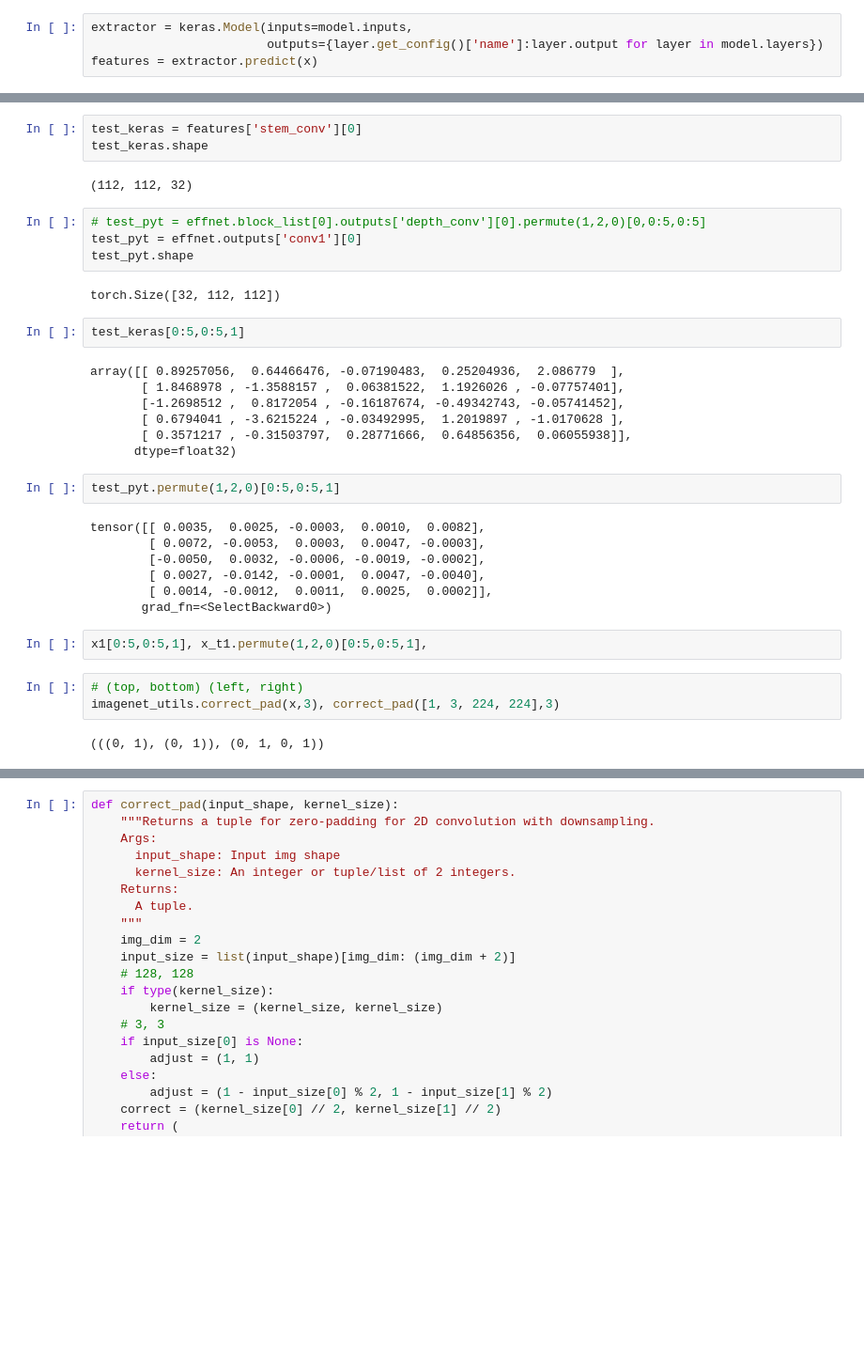
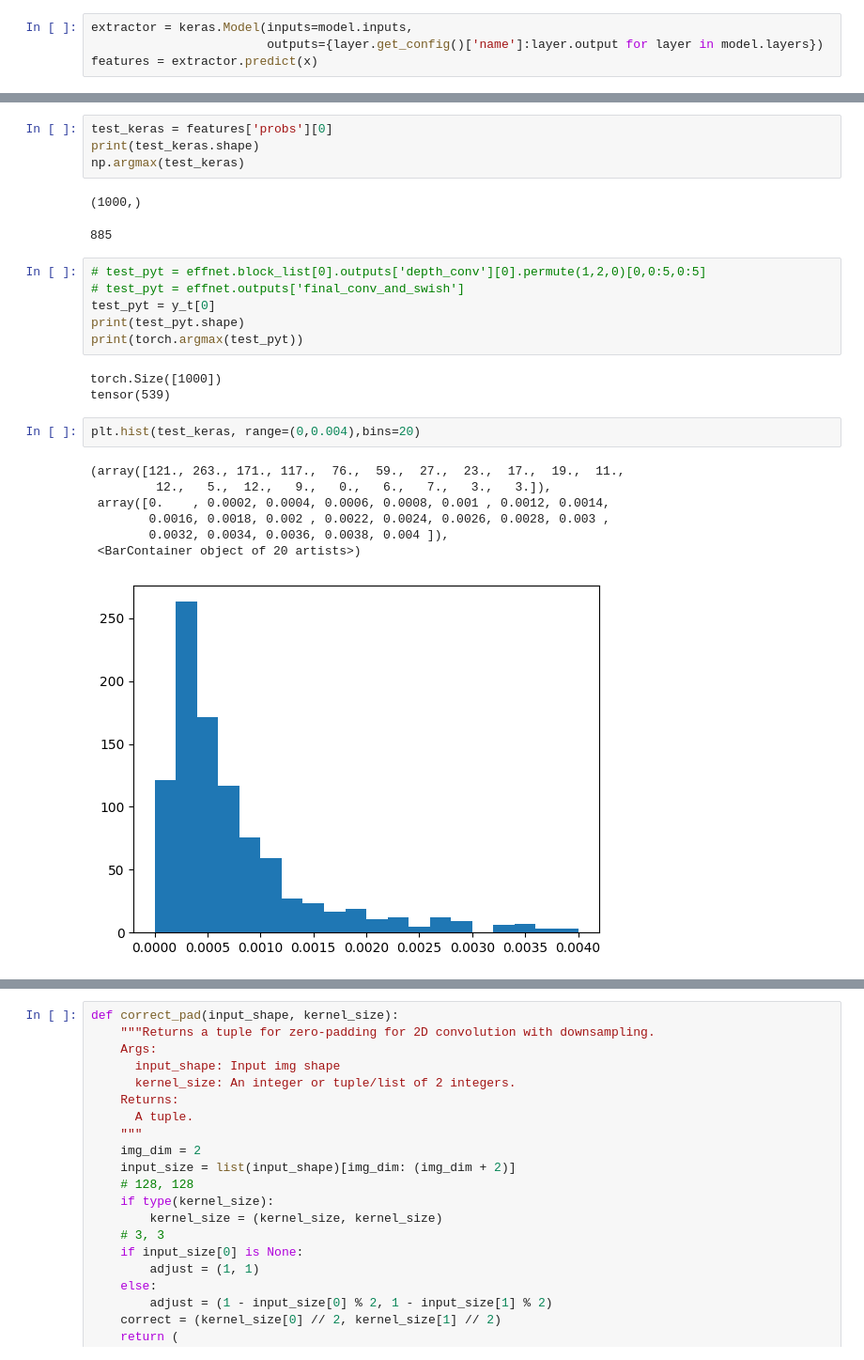
Before and after one commit to vinhle169/pytorch-efficientnet, a Jupyter notebook: analyze_models.ipynb, the cells around one changed output, grey strips where cells are left out. Shown at 94% size. Drawn from its saved outputs; the diff is of its cells as text; blank space fills up the shorter version.

```diff
--- a/analyze_models.ipynb
+++ b/analyze_models.ipynb
@@ -248,36 +245,26 @@ list(features.keys())[0:20]
 # %%
-test_keras = features['stem_conv'][0]
-test_keras.shape
+test_keras = features['probs'][0]
+print(test_keras.shape)
+np.argmax(test_keras)
 # %% [output]
-(112, 112, 32)
+(1000,)
+885
 # %%
 # test_pyt = effnet.block_list[0].outputs['depth_conv'][0].permute(1,2,0)[0,0:5,0:5]
-test_pyt = effnet.outputs['conv1'][0]
-test_pyt.shape
+# test_pyt = effnet.outputs['final_conv_and_swish']
+test_pyt = y_t[0]
+print(test_pyt.shape)
+print(torch.argmax(test_pyt))
 # %% [output]
-torch.Size([32, 112, 112])
+torch.Size([1000])
+tensor(539)
-# %%
-test_keras[0:5,0:5,1]
-# %% [output]
-array([[ 0.89257056,  0.64466476, -0.07190483,  0.25204936,  2.086779  ],
-       [ 1.8468978 , -1.3588157 ,  0.06381522,  1.1926026 , -0.07757401],
-       [-1.2698512 ,  0.8172054 , -0.16187674, -0.49342743, -0.05741452],
-       [ 0.6794041 , -3.6215224 , -0.03492995,  1.2019897 , -1.0170628 ],
-       [ 0.3571217 , -0.31503797,  0.28771666,  0.64856356,  0.06055938]],
-      dtype=float32)
-# %%
-test_pyt.permute(1,2,0)[0:5,0:5,1]
-# %% [output]
-tensor([[ 0.0035,  0.0025, -0.0003,  0.0010,  0.0082],
-        [ 0.0072, -0.0053,  0.0003,  0.0047, -0.0003],
-        [-0.0050,  0.0032, -0.0006, -0.0019, -0.0002],
-        [ 0.0027, -0.0142, -0.0001,  0.0047, -0.0040],
-        [ 0.0014, -0.0012,  0.0011,  0.0025,  0.0002]],
-       grad_fn=<SelectBackward0>)
-# %%
-x1[0:5,0:5,1], x_t1.permute(1,2,0)[0:5,0:5,1],
-# %%
-# (top, bottom) (left, right)
-imagenet_utils.correct_pad(x,3), correct_pad([1, 3, 224, 224],3)
-# %% [output]
-(((0, 1), (0, 1)), (0, 1, 0, 1))
+# %%
+plt.hist(test_keras, range=(0,0.004),bins=20)
+# %% [output]
+(array([121., 263., 171., 117.,  76.,  59.,  27.,  23.,  17.,  19.,  11.,
+         12.,   5.,  12.,   9.,   0.,   6.,   7.,   3.,   3.]),
+ array([0.    , 0.0002, 0.0004, 0.0006, 0.0008, 0.001 , 0.0012, 0.0014,
+        0.0016, 0.0018, 0.002 , 0.0022, 0.0024, 0.0026, 0.0028, 0.003 ,
+        0.0032, 0.0034, 0.0036, 0.0038, 0.004 ]),
+ <BarContainer object of 20 artists>)
+[figure, added]
```
Also changed, not shown: parts of 14 cells of this notebook, 1 other file.
